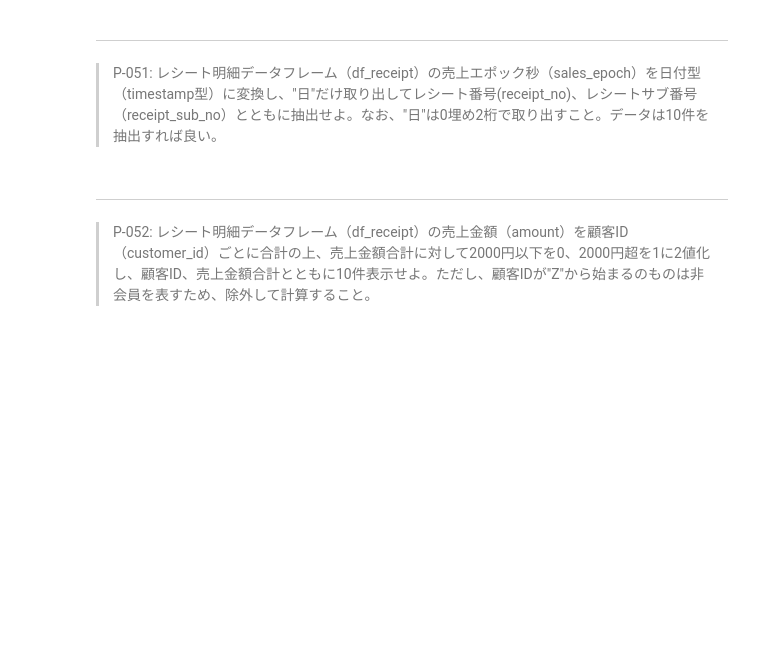
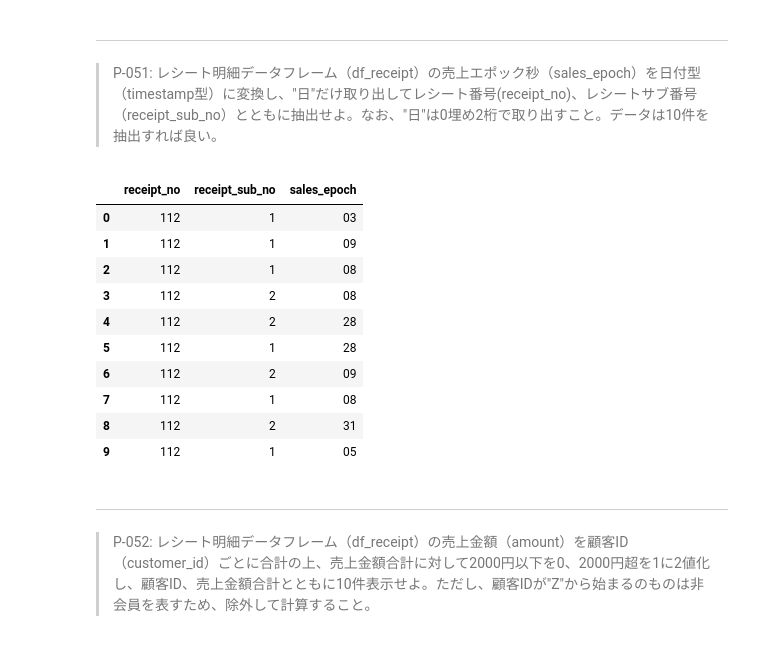
Before and after one commit to T-Sawao/Problem_100, a Jupyter notebook: data_100/docker/work/preprocess_knock_Python.ipynb, the cells around one changed output. Cells and saved outputs as stored; diff of their text form; code cells hidden in the pictures; blank space fills up the shorter version.

```diff
--- a/data_100/docker/work/preprocess_knock_Python.ipynb
+++ b/data_100/docker/work/preprocess_knock_Python.ipynb
@@ -763,6 +864,21 @@ df_sales_summary
 # %% [markdown]
 ---
 > P-051: レシート明細データフレーム（df_receipt）の売上エポック秒（sales_epoch）を日付型（timestamp型）に変換し、"日"だけ取り出してレシート番号(receipt_no)、レシートサブ番号（receipt_sub_no）とともに抽出せよ。なお、"日"は0埋め2桁で取り出すこと。データは10件を抽出すれば良い。
+# %%
+pd.concat([df[["receipt_no","receipt_sub_no"]],
+           pd.to_datetime(df["sales_epoch"], unit="s").dt.strftime('%d')],axis=1).head(10)
+# %% [output]
+|  | receipt_no | receipt_sub_no | sales_epoch |
+| 0 | 112 | 1 | 03 |
+| 1 | 112 | 1 | 09 |
+| 2 | 112 | 1 | 08 |
+| 3 | 112 | 2 | 08 |
+| 4 | 112 | 2 | 28 |
+| 5 | 112 | 1 | 28 |
+| 6 | 112 | 2 | 09 |
+| 7 | 112 | 1 | 08 |
+| 8 | 112 | 2 | 31 |
+| 9 | 112 | 1 | 05 |
 # %% [markdown]
 ---
 > P-052: レシート明細データフレーム（df_receipt）の売上金額（amount）を顧客ID（customer_id）ごとに合計の上、売上金額合計に対して2000円以下を0、2000円超を1に2値化し、顧客ID、売上金額合計とともに10件表示せよ。ただし、顧客IDが"Z"から始まるのものは非会員を表すため、除外して計算すること。
```
Also changed, not shown: parts of 16 cells of this notebook.
